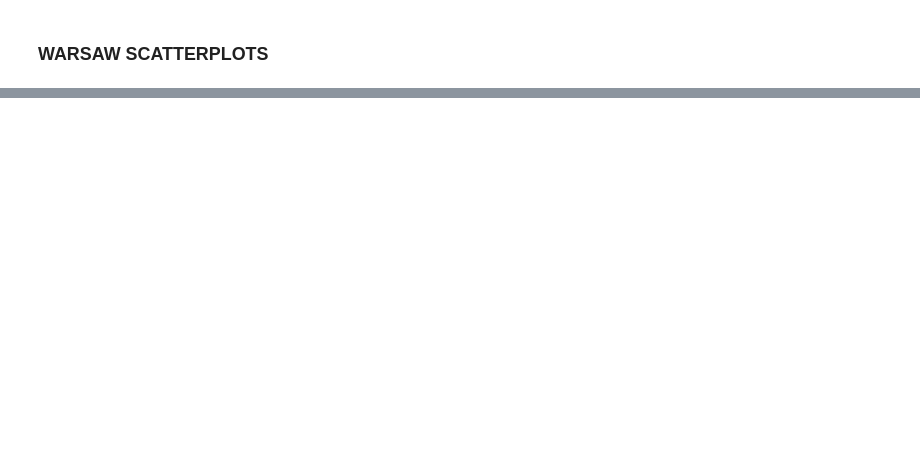
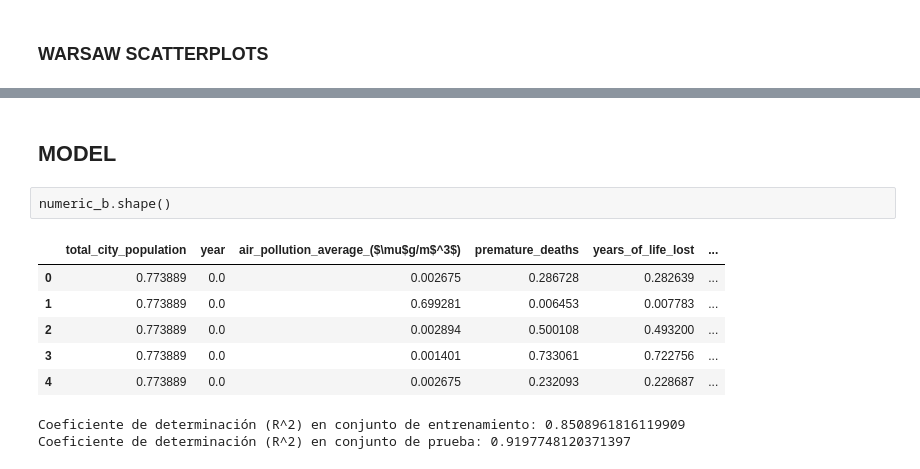
Before and after one commit to katchuli/PROJECT-Low-Emission-Zone-, a Jupyter notebook: files_for_the_project/Project_LOW_EMISSIONS_ZONE.ipynb, the cells around one changed output, grey strips where cells are left out. Drawn from its saved outputs; the diff is of its cells as text; code cells hidden in the pictures; blank space fills up the shorter version.

Commit message:
linear regression with  KKN

```diff
--- a/files_for_the_project/Project_LOW_EMISSIONS_ZONE.ipynb
+++ b/files_for_the_project/Project_LOW_EMISSIONS_ZONE.ipynb
@@ -527,0 +483,2 @@ plt.show()
+# %% [markdown]
+## MODEL
@@ -527,0 +491,77 @@ plt.show()
+# %% [raw]
+numeric_b.shape()
+# %%
+from sklearn.impute import SimpleImputer
+import numpy as np
+import pandas as pd
+
+# # Crear un imputador
+# imputer = SimpleImputer(missing_values=np.nan, strategy='mean')
+
+# # Imputar los valores faltantes en todas las columnas numéricas
+# numeric_b_imputed_values = imputer.fit_transform(numeric_b)
+
+# # Crear un DataFrame imputado con los mismos índices que numeric_b
+# numeric_b_imputed = pd.DataFrame(numeric_b_imputed_values, columns=numeric_b.columns, index=numeric_b.index)
+
+# # Imprimir el DataFrame resultante
+# print(numeric_b_imputed)
+
+from sklearn.impute import KNNImputer
+
+# Crear un imputador KNN
+knn_imputer = KNNImputer(n_neighbors=5)  # Puedes ajustar el número de vecinos según tu preferencia
+
+# Imputar los valores faltantes en todas las columnas numéricas
+numeric_b_imputed_values = knn_imputer.fit_transform(numeric_b)
+
+# Crear un DataFrame imputado con los mismos índices que numeric_b
+numeric_b_imputed = pd.DataFrame(numeric_b_imputed_values, columns=numeric_b.columns, index=numeric_b.index)
+
+# Ahora puedes utilizar numeric_b_imputed en lugar de numeric_b para entrenar tu modelo de regresión lineal u otro modelo de aprendizaje automático.
+# %%
+#Scaling
+transformer = MinMaxScaler().fit(numeric_b_imputed)
+x_normalized = transformer.transform(numeric_b_imputed)
+# %%
+x_norm = pd.DataFrame(x_normalized, columns = numeric_b_imputed.columns)
+x_norm.head()
+# %% [output]
+|  | total_city_population | year | air_pollution_average_($\mu$g/m$^3$) | premature_deaths | years_of_life_lost | ... |
+| 0 | 0.773889 | 0.0 | 0.002675 | 0.286728 | 0.282639 | ... |
+| 1 | 0.773889 | 0.0 | 0.699281 | 0.006453 | 0.007783 | ... |
+| 2 | 0.773889 | 0.0 | 0.002894 | 0.500108 | 0.493200 | ... |
+| 3 | 0.773889 | 0.0 | 0.001401 | 0.733061 | 0.722756 | ... |
+| 4 | 0.773889 | 0.0 | 0.002675 | 0.232093 | 0.228687 | ... |
+# %%
+
+# Eliminar filas con valores faltantes en la variable objetivo y
+numeric_b_imputed.dropna(subset=['NO2_pollution($\\mu$g/m$^3$)'], inplace=True)
+
+# Definir la variable objetivo y las características
+y = numeric_b_imputed['NO2_pollution($\\mu$g/m$^3$)']
+X = numeric_b_imputed.drop('NO2_pollution($\\mu$g/m$^3$)', axis=1)  # Eliminar la variable objetivo
+
+# Escalar las características
+scaler = MinMaxScaler()
+x_normalized = scaler.fit_transform(X)
+x_norm = pd.DataFrame(x_normalized, columns=X.columns)
+
+# Dividir los datos en conjunto de entrenamiento y conjunto de prueba
+X_train, X_test, y_train, y_test = train_test_split(x_norm, y, test_size=0.2, random_state=2222)
+
+# Crear e inicializar el modelo de regresión lineal
+model = LinearRegression()
+
+# Entrenar el modelo con los datos de entrenamiento
+model.fit(X_train, y_train)
+
+# Evaluar el modelo
+train_score = model.score(X_train, y_train)
+test_score = model.score(X_test, y_test)
+
+print("Coeficiente de determinación (R^2) en conjunto de entrenamiento:", train_score)
+print("Coeficiente de determinación (R^2) en conjunto de prueba:", test_score)
+# %% [output]
+Coeficiente de determinación (R^2) en conjunto de entrenamiento: 0.8508961816119909
+Coeficiente de determinación (R^2) en conjunto de prueba: 0.9197748120371397
```
Also changed, not shown: parts of 13 cells of this notebook.
